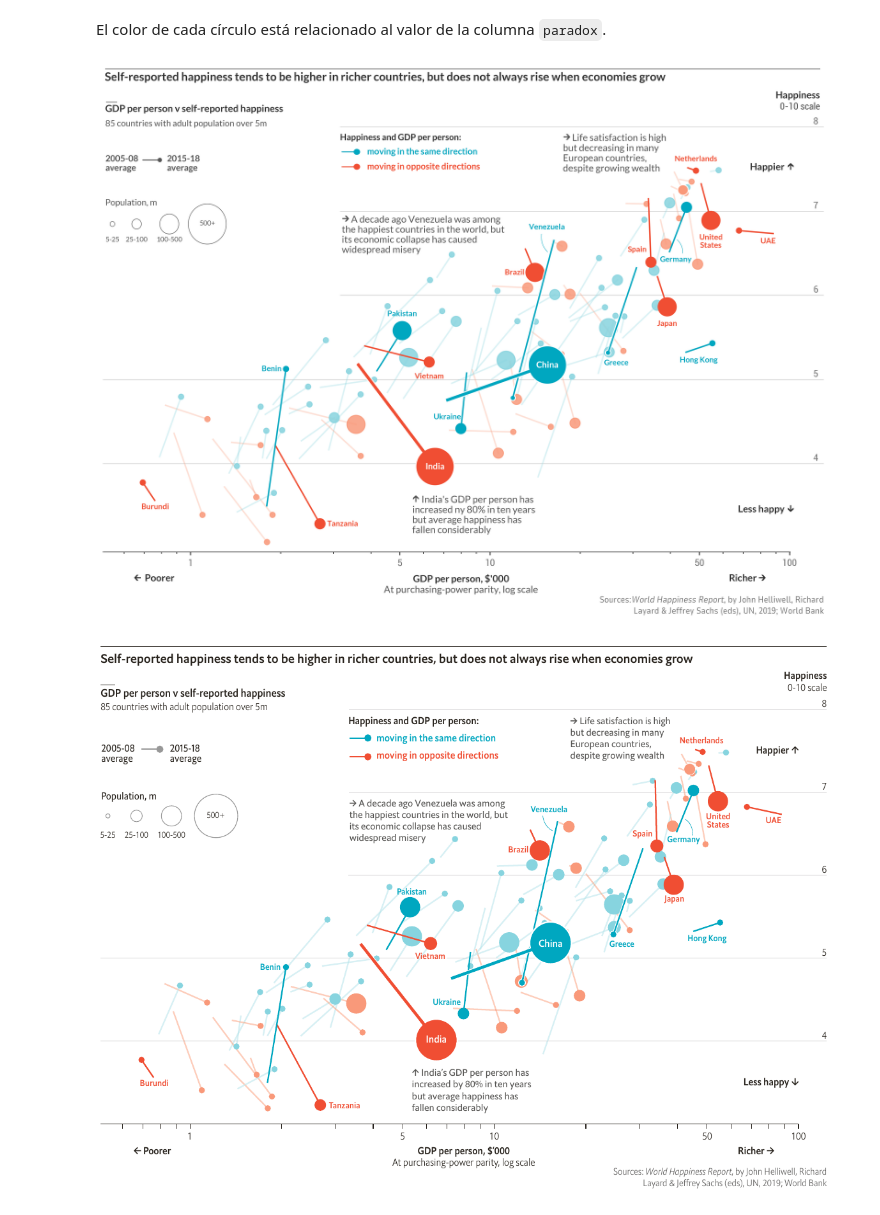
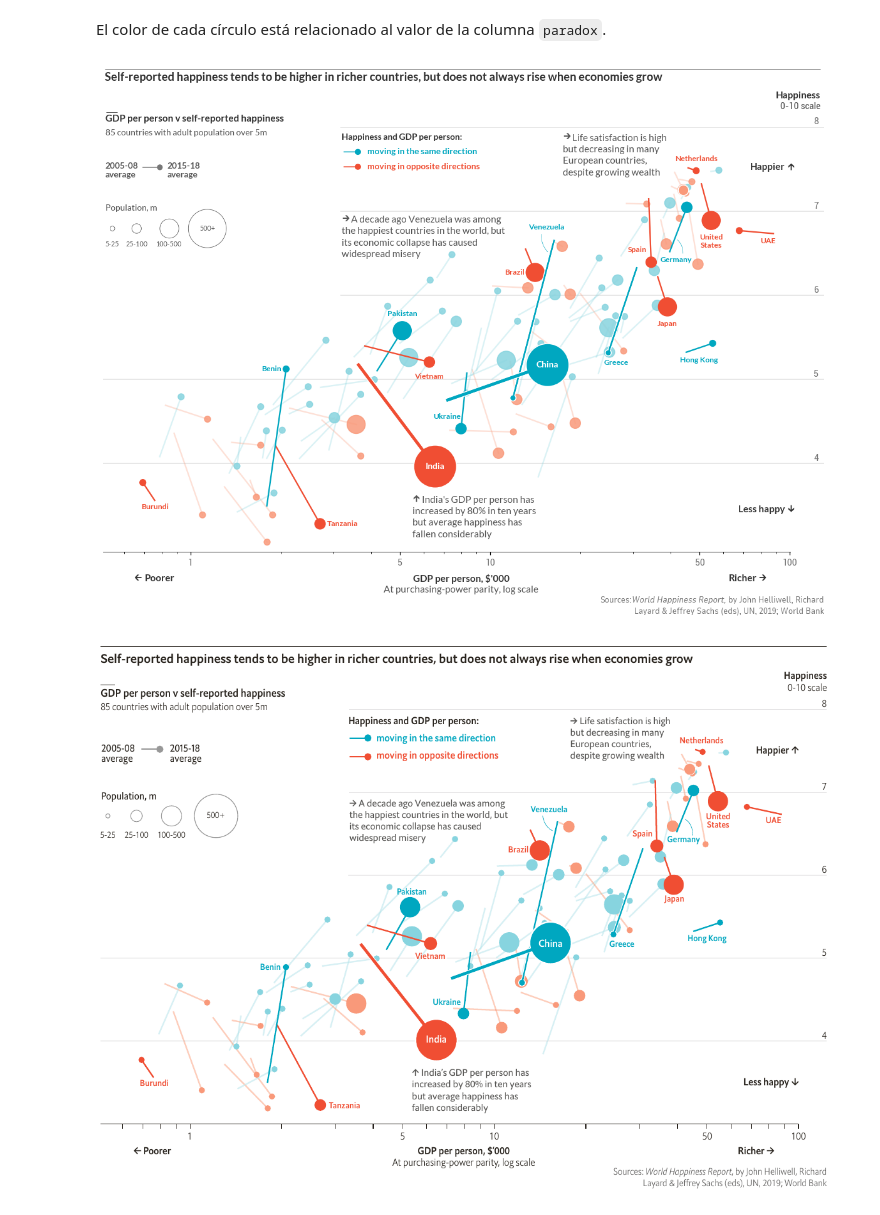
Before and after one commit to desareca/infovis-MDS_UDD, a Jupyter notebook: Tareas/Tarea 2/Tarea 2_fig2.ipynb, the cells around one changed output. Drawn from its saved outputs; the diff is of its cells as text; code cells hidden in the pictures.

```diff
--- a/Tareas/Tarea 2/Tarea 2_fig2.ipynb
+++ b/Tareas/Tarea 2/Tarea 2_fig2.ipynb
@@ -123,21 +124,21 @@ def scatter_line(df, ax, col_x_ini, col_x_end, col_y_ini, col_y_end, color, size
 
 def draw_scatter_fig2(ax, df_paises_1, df_paises_2, size_map_, paises_borde_blanco, paises_fig2, diff_pos_fig2):
     scatter_line(df_paises_2, ax, 'gdp.pc_2008', 'gdp.pc_2018', 'happy_2008', 'happy_2018',
-                'paradox_2018', size_map_, (30, 360), 0.85, 0.3, palette_fig2_2, 1, False)
+                'paradox_2018', size_map_, (size_map_[1], size_map_[3]), 0.85, 0.3, palette_fig2_2, 1, False)
 
-    sns.scatterplot(data=df_paises_2[df_paises_2['name']=='Canada'], x='gdp.pc_2018', y='happy_2018', hue='paradox_2018', size='pop.levels_2018', sizes=(120,120), alpha=1,
+    sns.scatterplot(data=df_paises_2[df_paises_2['name']=='Canada'], x='gdp.pc_2018', y='happy_2018', hue='paradox_2018', size='pop.levels_2018', sizes=(size_map_[2],size_map_[2]), alpha=1,
                         legend=False, palette=[palette_fig2_2[1]], edgecolor='white', linewidth=1, ax=ax, zorder=2)
 
     scatter_line(df_paises_1[~df_paises_1['name'].isin(paises_borde_blanco)], ax, 'gdp.pc_2008', 'gdp.pc_2018', 'happy_2008', 'happy_2018',
-                'paradox_2018', size_map_, (30, 360), 1, 1, palette_fig2, 2, False)
+                'paradox_2018', size_map_, (size_map_[1], size_map_[3]), 1, 1, palette_fig2, 2, False)
 
     scatter_line(df_paises_1[(df_paises_1['name'].isin(paises_borde_blanco)) & (~df_paises_1['name'].isin(['China', 'India']))],
                 ax, 'gdp.pc_2008', 'gdp.pc_2018', 'happy_2008', 'happy_2018',
-                'paradox_2018', size_map_, (30, 360), 1, 1, [palette_fig2[0]], 2, True)
+                'paradox_2018', size_map_, (size_map_[1], size_map_[3]), 1, 1, [palette_fig2[0]], 2, True)
 
     scatter_line(df_paises_1[(df_paises_1['name'].isin(paises_borde_blanco)) & (df_paises_1['name'].isin(['China', 'India']))],
                 ax, 'gdp.pc_2008', 'gdp.pc_2018', 'happy_2008', 'happy_2018',
-                'paradox_2018', size_map_, (1600, 1600), 1, 1, palette_fig2, 2, True)
+                'paradox_2018', size_map_, (size_map_[4], size_map_[4]), 1, 1, palette_fig2, 2, True)
 
     # textos scatter
     for _, df_w in df_paises_1[df_paises_1['name'].isin(['China', 'India'])].iterrows():
@@ -215,8 +216,8 @@ def rect_izq_fig2(fig, ax, pos_axes, axes_view=False):
     ax_aux.text(pos_x0+0.26, pos_y0-0.2, "2015-18\naverage",
             ha='left', va='top', fontsize=9, weight=900, color=gris_claro_texto, fontproperties=prop_latoB)
     ax_aux.annotate('', xy=(pos_x0+0.245, pos_y0-0.22), xytext=(pos_x0+0.15, pos_y0-0.22),
-        arrowprops=dict(arrowstyle="-", color=gris_claro_texto))
-    circle_1 = patches.Circle((pos_x0+0.23, pos_y0-0.22), 0.005, color=gris_claro_texto, fill=True, lw=2)
+        arrowprops=dict(arrowstyle="-", color=gris_claro2_texto))
+    circle_1 = patches.Circle((pos_x0+0.23, pos_y0-0.22), 0.008, color=gris_claro2_texto, fill=True, lw=2)
     ax_aux.add_patch(circle_1)
     # Leyenda 2
     pos_x0, pos_y0 = pos_x0, pos_y0-0.375
@@ -245,7 +246,7 @@ def title_fig2(fig, ax, posx_line_title, posy_line_title, lw_line_title, pos_x0_
     fig.add_artist(
         lines.Line2D(posx_line_title, posy_line_title, lw=lw_line_title, color=gris_oscuro_lineas,
                     solid_capstyle="butt", transform=ax.transAxes))
-    fig.text(pos_x0_title, pos_y0_title, "Self-resported happiness tends to be higher in richer countries, but does not always rise when economies grow",
+    fig.text(pos_x0_title, pos_y0_title, "Self-reported happiness tends to be higher in richer countries, but does not always rise when economies grow",
             ha='left', va='top', fontsize=12, weight=900, color=gris_oscuro_texto, fontproperties=prop_latoB)
 
 
@@ -293,9 +294,9 @@ def annotate1_fig2(fig, pos_axes, axes_view=False):
     if axes_view:
         ax_aux.set_axis_off()
 
-def annotate2_fig2(ax, text, pos_text, arrow, text_arrow):
-    ax.text(pos_text[0], pos_text[1], text, ha='left', va='top', fontsize=10, weight=900, color=gris_claro_texto, fontproperties=prop_latoR)
-    ax.text(text_arrow[0], text_arrow[1], arrow, ha='left', va='top', fontsize=10, weight=500, color=gris_claro_texto, fontproperties=prop_noto2)
+def annotate2_fig2(ax, text, pos_text, arrow, text_arrow, ls=[1, 1]):
+    ax.text(pos_text[0], pos_text[1], text, ha='left', va='top', fontsize=10, weight=900, color=gris_claro_texto, fontproperties=prop_latoR, linespacing=ls[0])
+    ax.text(text_arrow[0], text_arrow[1], arrow, ha='left', va='top', fontsize=10, weight=500, color=gris_claro_texto, fontproperties=prop_noto2, linespacing=ls[1])
 
 def rect_der_inf_fig2(fig, pos_axes, axes_view=False):
     ax_aux = fig.add_axes(pos_axes)
@@ -319,7 +320,7 @@ def draw_fig2(fig, ax):
             'China', 'Greece', 'Spain', 'Japan', 'Germany', 'Netherlands', 'United States', 'Hong Kong', 'UAE']
     df_paises_1 = df_fig2[df_fig2['name'].isin(paises_fig2)].sort_values(['pop.levels_2018', 'happy_2018'], ascending=[False, True])
     df_paises_2 = df_fig2[~df_fig2['name'].isin(paises_fig2)]
-    size_map_ = {1:40, 2:120, 3:360, 4:1600}
+    size_map_ = {1:40, 2:120, 3:360, 4:2000}
     paises_borde_blanco = ['India', 'Greece', 'Venezuela', 'China']
     diff_pos_fig2 = {
         'Burundi': [1.1,-0.29],
@@ -345,14 +346,14 @@ def draw_fig2(fig, ax):
     # texto pie pagina
     text_foot_fig2(fig, pos_x=0.9, pos_y=0.03)
     # Anotaciones scatter
-    annotate2_fig2(ax, '     A decade ago Venezuela was among\nthe happiest countries in the world, but\nits economic collapse has caused\nwidespread misery', [3.2, 6.95], '🡲', [3.2, 6.965])
-    annotate2_fig2(ax, '     Life satisfaction is high\nbut decreasing in many\nEuropean countries,\ndespite growing wealth', [17.5, 7.92], '🡲', [17.5, 7.935])
-    annotate2_fig2(ax, "     India's GDP per person has\nincreased ny 80% in ten years\nbut average happiness has\nfallen considerably", [5.5, 3.62], '🡱', [5.5, 3.635])
+    annotate2_fig2(ax, '     A decade ago Venezuela was among\nthe happiest countries in the world, but\nits economic collapse has caused\nwidespread misery', [3.2, 6.95], '🡲', [3.2, 6.965], [1.4, 1.4])
+    annotate2_fig2(ax, '     Life satisfaction is high\nbut decreasing in many\nEuropean countries,\ndespite growing wealth', [17.5, 7.92], '🡲', [17.5, 7.935], [1.4, 1.4])
+    annotate2_fig2(ax, "     India's GDP per person has\nincreased by 80% in ten years\nbut average happiness has\nfallen considerably", [5.5, 3.62], '🡱', [5.5, 3.635], [1.4, 1.4])
     plt.xscale('log')
     # Recuadro superior izquierdo
-    rect_izq_fig2(fig, ax, [0.125, 0.52, 0.255, 0.455], True)
+    rect_izq_fig2(fig, ax, [0.125, 0.52, 0.255, 0.435], True)
     # Leyenda
-    annotate1_fig2(fig, [0.378, 0.58, 0.2, 0.3], axes_view=True)
+    annotate1_fig2(fig, [0.380, 0.58, 0.19, 0.3], axes_view=True)
     # Modificacion grilla
     mod_grid_fig2(ax)
     posx_line_title = [0.003, 0.995]
@@ -363,11 +364,11 @@ def draw_fig2(fig, ax):
     title_fig2(fig, ax, posx_line_title, posy_line_title, lw_line_title, pos_x0_title, pos_y0_title)
     rect_der_inf_fig2(fig, [0.8642, 0.105, 0.0363, 0.01], axes_view=True) # borra final eje x
 # %%
-fig, ax = plt.subplots(1,1, figsize=(13.5, 8), dpi=500)
+fig, ax = plt.subplots(1,1, figsize=(13.5, 8), dpi=110)
 draw_fig2(fig, ax)
 plt.show()
 # %% [output]
-[figure, old version]
+[figure, new version]
 # %%
 Image("./images/02-happiness-economics.png")
 # %% [output]
```
Also changed, not shown: parts of 1 cell of this notebook.
